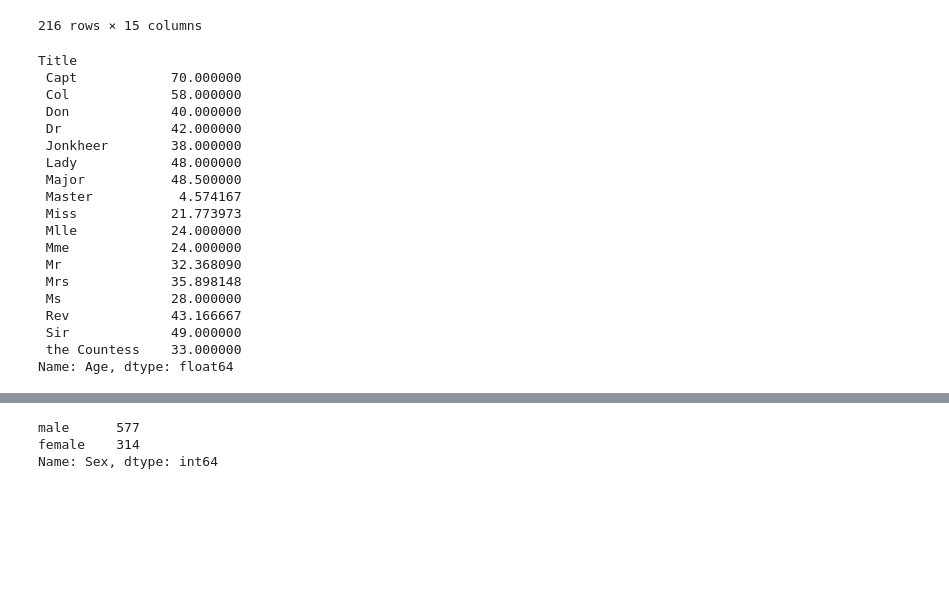
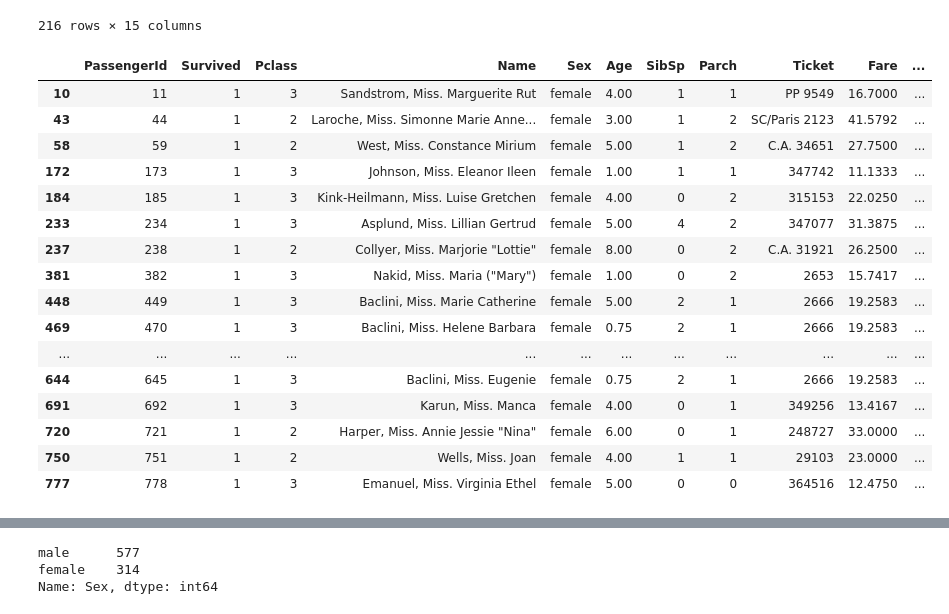
Before and after one commit to akshita-bhat/AB-Competitions, a Jupyter notebook: Kaggle/kaggle-titanic/kaggle-titanic.ipynb, the cells around one changed output, grey strips where cells are left out. Drawn from its saved outputs; the diff is of its cells as text; code cells hidden in the pictures; blank space fills up the shorter version.

```diff
--- a/Kaggle/kaggle-titanic/kaggle-titanic.ipynb
+++ b/Kaggle/kaggle-titanic/kaggle-titanic.ipynb
@@ -104,26 +110,24 @@ train[train['Pclass']==1]
 | 887 | 888 | 1 | 1 | Graham, Miss. Margaret Edith | female | 19.0 | 0 | 0 | 112053 | 30.0000 | ... |
 | 889 | 890 | 1 | 1 | Behr, Mr. Karl Howell | male | 26.0 | 0 | 0 | 111369 | 30.0000 | ... |
 216 rows × 15 columns
-# %%
-train.groupby(['Title']).mean()['Age']
-# %% [output]
-Title
- Capt            70.000000
- Col             58.000000
- Don             40.000000
- Dr              42.000000
- Jonkheer        38.000000
- Lady            48.000000
- Major           48.500000
- Master           4.574167
- Miss            21.773973
- Mlle            24.000000
- Mme             24.000000
- Mr              32.368090
- Mrs             35.898148
- Ms              28.000000
- Rev             43.166667
- Sir             49.000000
- the Countess    33.000000
-Name: Age, dtype: float64
+# %%
+train[(train.Sex=='female') & (train.Age_floor<=10) & (train.Survived ==1)]
+# %% [output]
+|  | PassengerId | Survived | Pclass | Name | Sex | Age | SibSp | Parch | Ticket | Fare | ... |
+| 10 | 11 | 1 | 3 | Sandstrom, Miss. Marguerite Rut | female | 4.00 | 1 | 1 | PP 9549 | 16.7000 | ... |
+| 43 | 44 | 1 | 2 | Laroche, Miss. Simonne Marie Anne... | female | 3.00 | 1 | 2 | SC/Paris 2123 | 41.5792 | ... |
+| 58 | 59 | 1 | 2 | West, Miss. Constance Mirium | female | 5.00 | 1 | 2 | C.A. 34651 | 27.7500 | ... |
+| 172 | 173 | 1 | 3 | Johnson, Miss. Eleanor Ileen | female | 1.00 | 1 | 1 | 347742 | 11.1333 | ... |
+| 184 | 185 | 1 | 3 | Kink-Heilmann, Miss. Luise Gretchen | female | 4.00 | 0 | 2 | 315153 | 22.0250 | ... |
+| 233 | 234 | 1 | 3 | Asplund, Miss. Lillian Gertrud | female | 5.00 | 4 | 2 | 347077 | 31.3875 | ... |
+| 237 | 238 | 1 | 2 | Collyer, Miss. Marjorie "Lottie" | female | 8.00 | 0 | 2 | C.A. 31921 | 26.2500 | ... |
+| 381 | 382 | 1 | 3 | Nakid, Miss. Maria ("Mary") | female | 1.00 | 0 | 2 | 2653 | 15.7417 | ... |
+| 448 | 449 | 1 | 3 | Baclini, Miss. Marie Catherine | female | 5.00 | 2 | 1 | 2666 | 19.2583 | ... |
+| 469 | 470 | 1 | 3 | Baclini, Miss. Helene Barbara | female | 0.75 | 2 | 1 | 2666 | 19.2583 | ... |
+| ... | ... | ... | ... | ... | ... | ... | ... | ... | ... | ... | ... |
+| 644 | 645 | 1 | 3 | Baclini, Miss. Eugenie | female | 0.75 | 2 | 1 | 2666 | 19.2583 | ... |
+| 691 | 692 | 1 | 3 | Karun, Miss. Manca | female | 4.00 | 0 | 1 | 349256 | 13.4167 | ... |
+| 720 | 721 | 1 | 2 | Harper, Miss. Annie Jessie "Nina" | female | 6.00 | 0 | 1 | 248727 | 33.0000 | ... |
+| 750 | 751 | 1 | 2 | Wells, Miss. Joan | female | 4.00 | 1 | 1 | 29103 | 23.0000 | ... |
+| 777 | 778 | 1 | 3 | Emanuel, Miss. Virginia Ethel | female | 5.00 | 0 | 0 | 364516 | 12.4750 | ... |
 # %%
```
Also changed, not shown: parts of 7 cells of this notebook, 2 other files.
